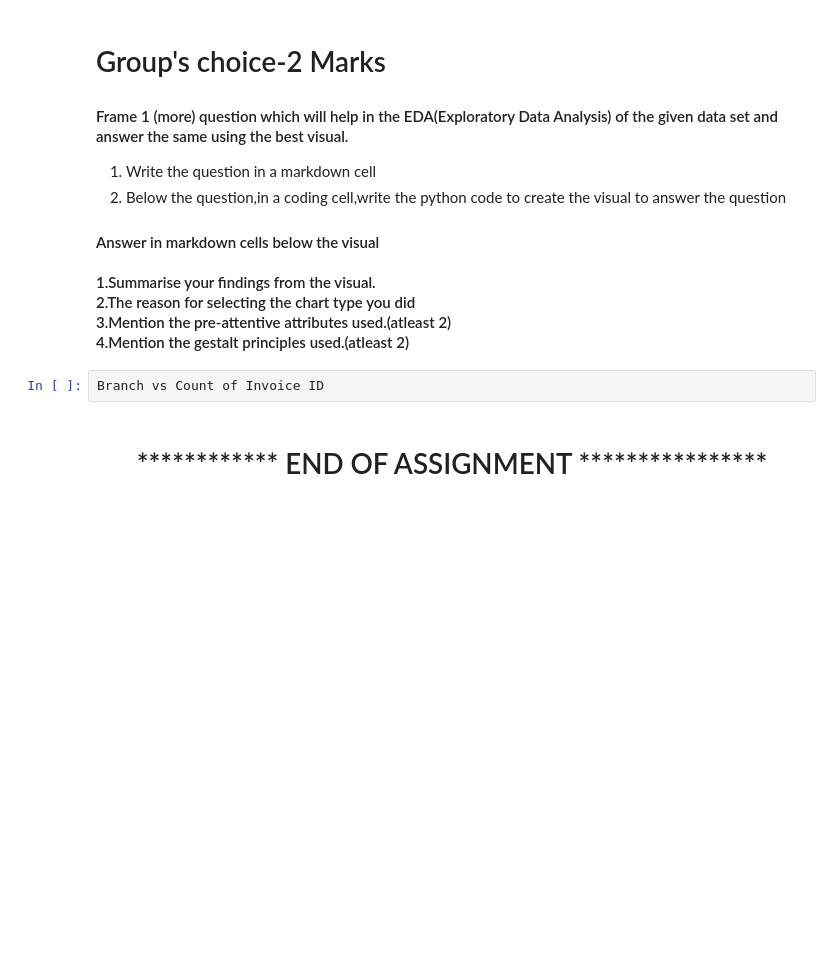
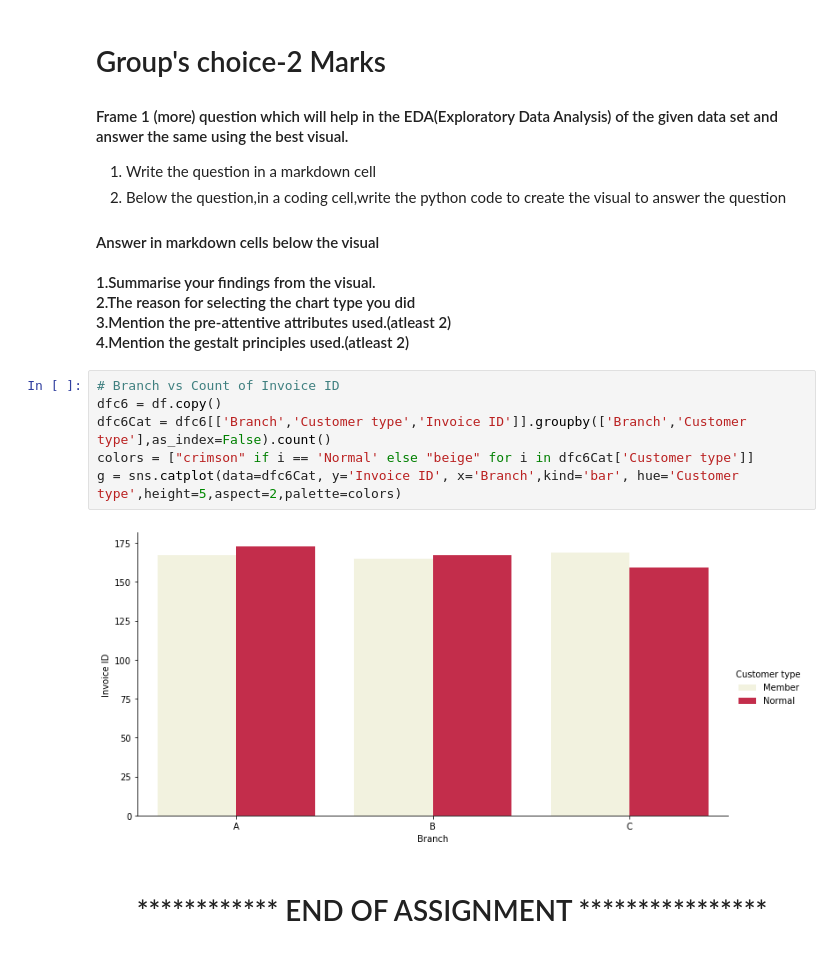
Before and after one commit to nithinkrishnan/AssignmentProjects, a Jupyter notebook: dvi-assgn/Assignment_2/dvi_a2_ps7.ipynb, the cells around one changed output. Drawn from its saved outputs; the diff is of its cells as text; blank space fills up the shorter version.

```diff
--- a/dvi-assgn/Assignment_2/dvi_a2_ps7.ipynb
+++ b/dvi-assgn/Assignment_2/dvi_a2_ps7.ipynb
@@ -346,7 +398,13 @@ plots.set(ylabel=None)
    2.The reason for selecting the chart type you did <br>
    3.Mention the pre-attentive attributes used.(atleast 2)<br>
    4.Mention the gestalt principles used.(atleast 2)<br>
-# %%
-Branch vs Count of Invoice ID
+# %%
+# Branch vs Count of Invoice ID
+dfc6 = df.copy()
+dfc6Cat = dfc6[['Branch','Customer type','Invoice ID']].groupby(['Branch','Customer type'],as_index=False).count()
+colors = ["crimson" if i == 'Normal' else "beige" for i in dfc6Cat['Customer type']]
+g = sns.catplot(data=dfc6Cat, y='Invoice ID', x='Branch',kind='bar', hue='Customer type',height=5,aspect=2,palette=colors)
+# %% [output]
+[figure, added]
 # %% [markdown]
 <h1><center> ************ END OF ASSIGNMENT ****************</center></h1>
```
Also changed, not shown: parts of 11 cells of this notebook, 1 other file.
